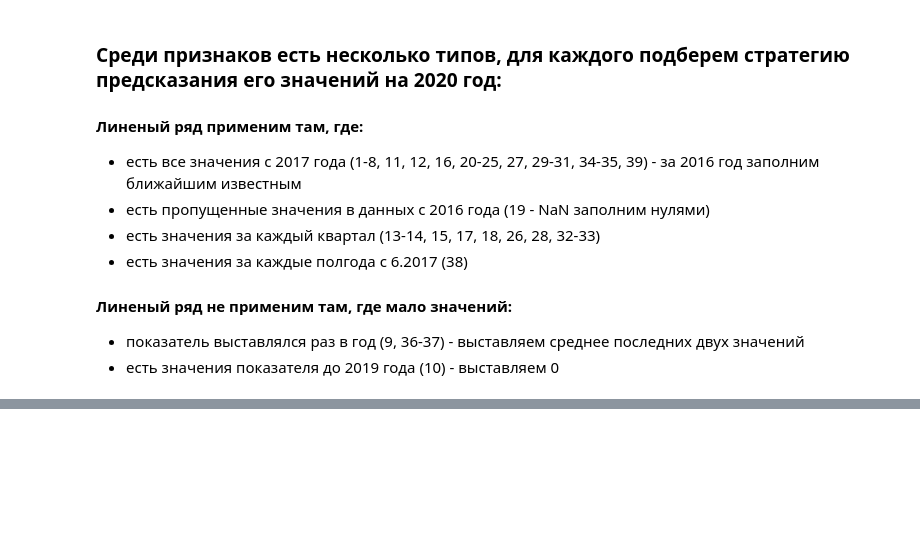
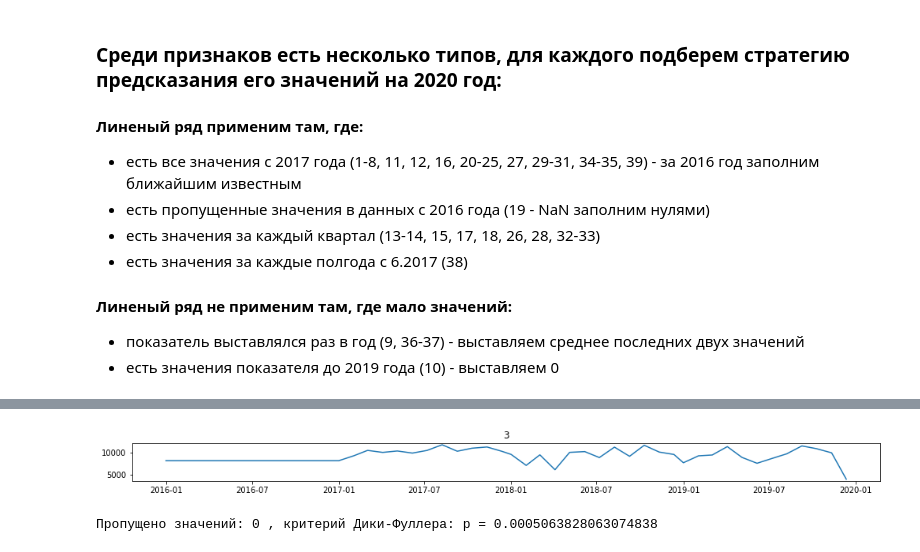
Before and after one commit to paulnumberone/investment_appeal, a Jupyter notebook: IA.ipynb, the cells around one changed output, grey strips where cells are left out. Drawn from its saved outputs; the diff is of its cells as text; code cells hidden in the pictures; blank space fills up the shorter version.

```diff
--- a/IA.ipynb
+++ b/IA.ipynb
@@ -186,3 +255,45 @@ for a in [1,2,3,4,5,6,7,8,11,12,16,20,21,22,23,24,25,27,29,30,31,34,35,39]:
+# %%
+element=3
+
+if factors_nsk[element].isna().sum() > 1:
+    factors_nsk[element][-2]=factors_nsk[element][-3]
+
+plt.figure(figsize=(17,3))
+ax=plt.subplot(311)
+plt.title(element)
+plt.plot(factors_nsk[element])
+plt.show()
+
+print("Пропущено значений:", factors_nsk[element][:-1].isna().sum(),
+      ", критерий Дики-Фуллера: p =", sm.tsa.stattools.adfuller(factors_nsk[element][:-1])[1])
+
+ps = range(0, 2)
+d=1
+qs = range(0, 12)
+Ps = range(0, 3)
+D=1
+Qs = range(0, 3)
+parameters = product(ps, qs, Ps, Qs)
+parameters_list = list(parameters)
+best_aic = float("inf")
+
+if sm.tsa.stattools.adfuller(factors_nsk[element][:-1])[1] > 0.05:
+    for param in parameters_list:
+        try:
+            model=sm.tsa.statespace.SARIMAX(factors_nsk[element][:-1], order=(param[0], d, param[1]),
+                                            seasonal_order=(param[2], D, param[3], 12)).fit(disp=-1)
+        except ValueError:
+            continue
+        aic = model.aic
+        #сохраняем лучшую модель, aic, параметры
+        if aic < best_aic:
+            best_model = model
+            best_aic = aic
+            best_param = param
+            print(best_param, best_aic)
+# %% [output]
+[figure, added]
+Пропущено значений: 0 , критерий Дики-Фуллера: p = 0.0005063828063074838
 # %%
 %%time
 for element in [1,2,3,4,5,6,7,8,11,12,16,20,21,22,23,24,25,27,29,30,31,34,35,39]:
```
Also changed, not shown: parts of 6 cells of this notebook.
